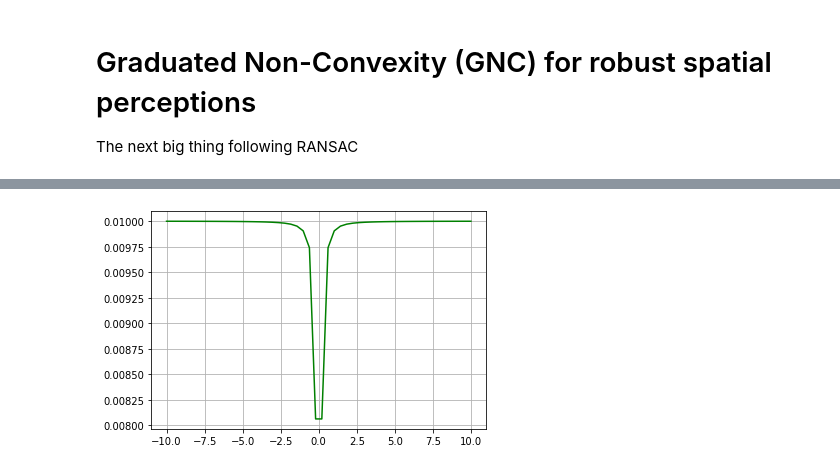
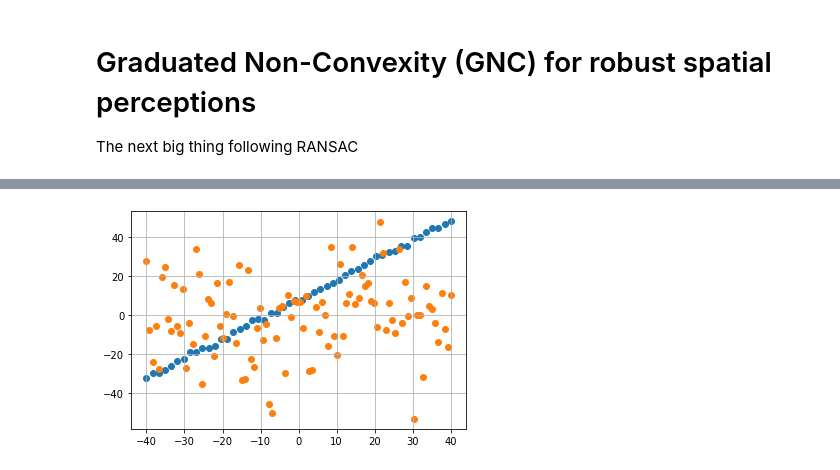
Before and after one commit to arpvorlesung/code, a Jupyter notebook: GNC_demo.ipynb, the cells around one changed output, grey strips where cells are left out. Saved outputs shown, nothing was run; the diff lists cells and outputs as text; code cells hidden in the pictures.

```diff
--- a/GNC_demo.ipynb
+++ b/GNC_demo.ipynb
@@ -58,16 +27,31 @@ plt.show()
-# %%
-import numpy as np
-import matplotlib.pyplot as plt
-
-r_data = np.linspace(-10,10)
-def rho_gm(c,r):
-    return (c**2*r**2) / (c**2 + r**2)
-c_data = rho_gm(.1,r_data)
-
-plt.plot(r_data,c_data, c = 'g')
-
-#plt.axis('equal')
-plt.grid(True)
-plt.show()
-# %% [output]
-[figure, removed]
+# %%
+import numpy as np
+from scipy import optimize
+import matplotlib.pyplot as plt
+import matplotlib.colors as colors
+
+from numpy.random import default_rng
+rng = default_rng()
+
+# let g be a kinear function of x
+def linear_model(theta, x):
+    return (theta[0] * x + theta[2]) / -theta[1]
+
+#generate some inlier data
+x_data = np.linspace(-40,40)
+a=1; b=-1; c=8; noise = 1
+y_data = linear_model([a,b,c],x_data) + noise * rng.standard_normal(x_data.shape[0])
+
+#generate some outliers
+
+noise2 = 20
+x2_data = np.linspace(-40,40,100)
+y2_data = noise2 * rng.standard_normal(x2_data.shape[0])
+
+plt.scatter(x_data,y_data)
+plt.scatter(x2_data,y2_data)
+#plt.axis('equal')
+plt.grid(True)
+plt.show()
+# %% [output]
+[figure, added]
```
Also changed, not shown: parts of 9 cells of this notebook.
